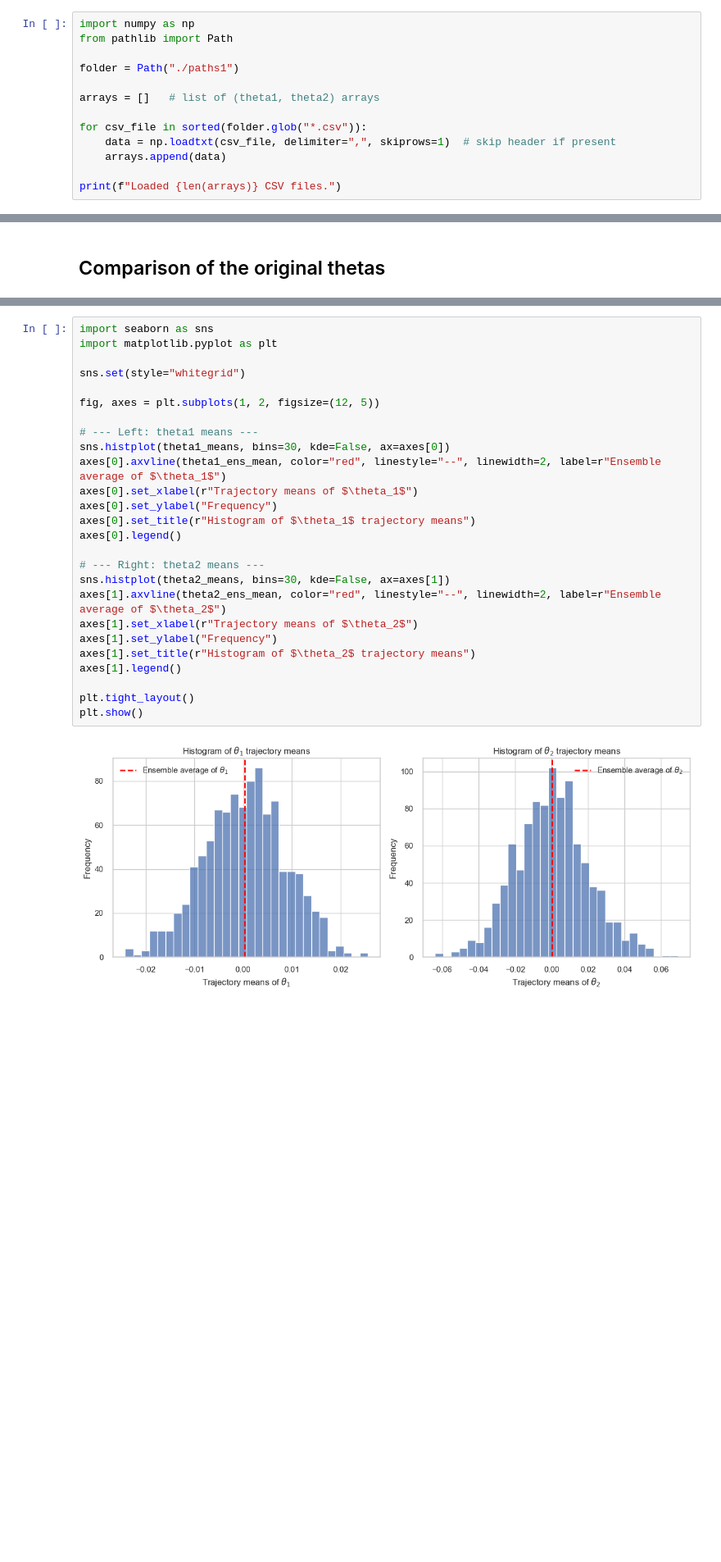
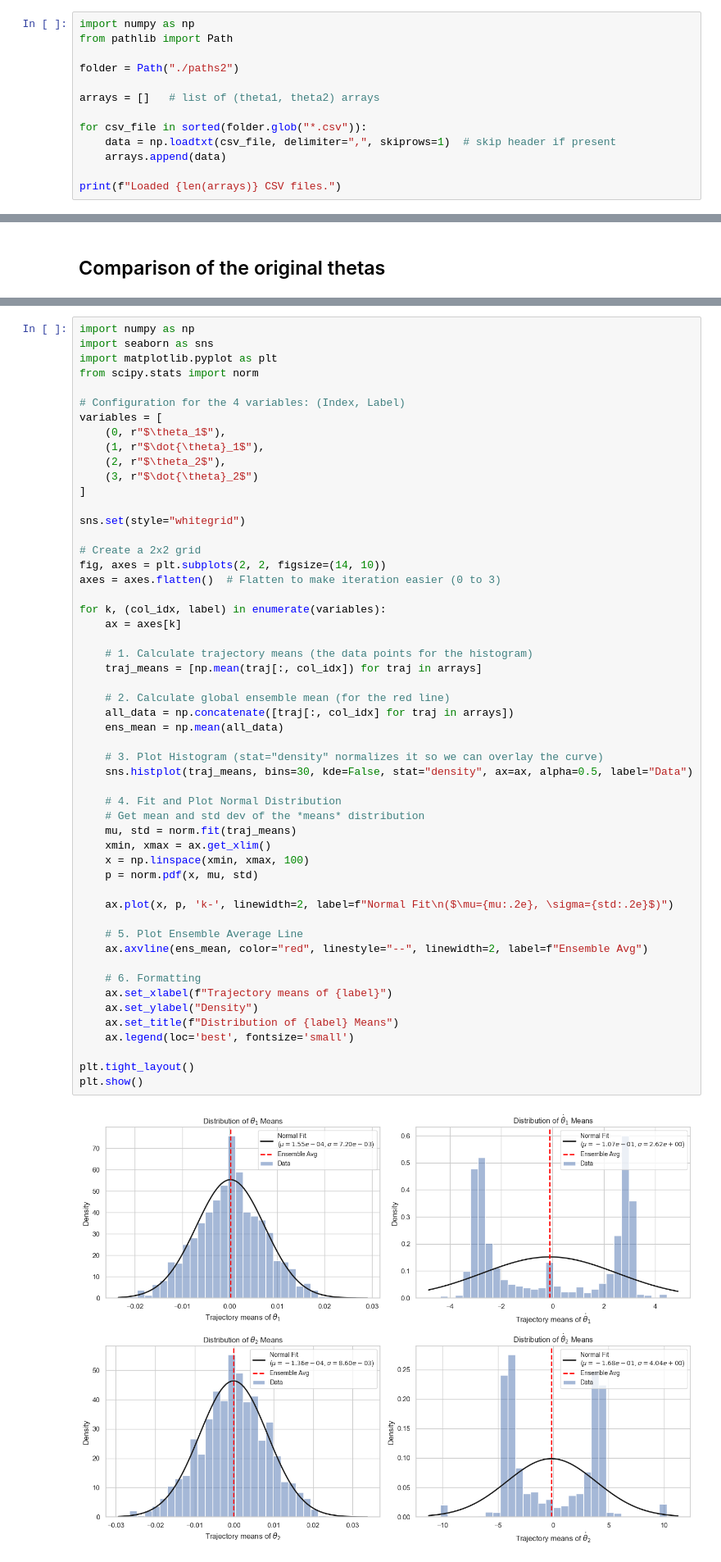
Before and after one commit to alexander-yord/Wasserstein-Emp-Bound, a Jupyter notebook: ergodicity_analysis.ipynb, the cells around one changed output, grey strips where cells are left out. Shown at 82% size. Saved outputs shown, nothing was run; the diff lists cells and outputs as text; blank space fills up the shorter version.

Commit message:
Graphs cleanup so they can be included in the Physics project final paper

```diff
--- a/ergodicity_analysis.ipynb
+++ b/ergodicity_analysis.ipynb
@@ -4,7 +4,7 @@
 import numpy as np
 from pathlib import Path
 
-folder = Path("./paths1")
+folder = Path("./paths2")
 
 arrays = []   # list of (theta1, theta2) arrays
 
@@ -27,30 +27,57 @@ theta2_all = np.concatenate([traj[:, 2] for traj in arrays])
 theta1_ens_mean = np.mean(theta1_all)
 theta2_ens_mean = np.mean(theta2_all)
 # %%
+import numpy as np
 import seaborn as sns
 import matplotlib.pyplot as plt
+from scipy.stats import norm
+
+# Configuration for the 4 variables: (Index, Label)
+variables = [
+    (0, r"$\theta_1$"),
+    (1, r"$\dot{\theta}_1$"),
+    (2, r"$\theta_2$"),
+    (3, r"$\dot{\theta}_2$")
+]
 
 sns.set(style="whitegrid")
 
-fig, axes = plt.subplots(1, 2, figsize=(12, 5))
+# Create a 2x2 grid
+fig, axes = plt.subplots(2, 2, figsize=(14, 10))
+axes = axes.flatten()  # Flatten to make iteration easier (0 to 3)
 
-# --- Left: theta1 means ---
-sns.histplot(theta1_means, bins=30, kde=False, ax=axes[0])
-axes[0].axvline(theta1_ens_mean, color="red", linestyle="--", linewidth=2, label=r"Ensemble average of $\theta_1$")
-axes[0].set_xlabel(r"Trajectory means of $\theta_1$")
-axes[0].set_ylabel("Frequency")
-axes[0].set_title(r"Histogram of $\theta_1$ trajectory means")
-axes[0].legend()
+for k, (col_idx, label) in enumerate(variables):
+    ax = axes[k]
 
-# --- Right: theta2 means ---
-sns.histplot(theta2_means, bins=30, kde=False, ax=axes[1])
-axes[1].axvline(theta2_ens_mean, color="red", linestyle="--", linewidth=2, label=r"Ensemble average of $\theta_2$")
-axes[1].set_xlabel(r"Trajectory means of $\theta_2$")
-axes[1].set_ylabel("Frequency")
-axes[1].set_title(r"Histogram of $\theta_2$ trajectory means")
-axes[1].legend()
+    # 1. Calculate trajectory means (the data points for the histogram)
+    traj_means = [np.mean(traj[:, col_idx]) for traj in arrays]
+
+    # 2. Calculate global ensemble mean (for the red line)
+    all_data = np.concatenate([traj[:, col_idx] for traj in arrays])
+    ens_mean = np.mean(all_data)
+
+    # 3. Plot Histogram (stat="density" normalizes it so we can overlay the curve)
+    sns.histplot(traj_means, bins=30, kde=False, stat="density", ax=ax, alpha=0.5, label="Data")
+
+    # 4. Fit and Plot Normal Distribution
+    # Get mean and std dev of the *means* distribution
+    mu, std = norm.fit(traj_means)
+    xmin, xmax = ax.get_xlim()
+    x = np.linspace(xmin, xmax, 100)
+    p = norm.pdf(x, mu, std)
+
+    ax.plot(x, p, 'k-', linewidth=2, label=f"Normal Fit\n($\mu={mu:.2e}, \sigma={std:.2e}$)")
+
+    # 5. Plot Ensemble Average Line
+    ax.axvline(ens_mean, color="red", linestyle="--", linewidth=2, label=f"Ensemble Avg")
+
+    # 6. Formatting
+    ax.set_xlabel(f"Trajectory means of {label}")
+    ax.set_ylabel("Density")
+    ax.set_title(f"Distribution of {label} Means")
+    ax.legend(loc='best', fontsize='small')
 
 plt.tight_layout()
 plt.show()
 # %% [output]
-[figure, old version]
+[figure, new version]
```
Also changed, not shown: parts of 5 cells of this notebook, 5 other files.
